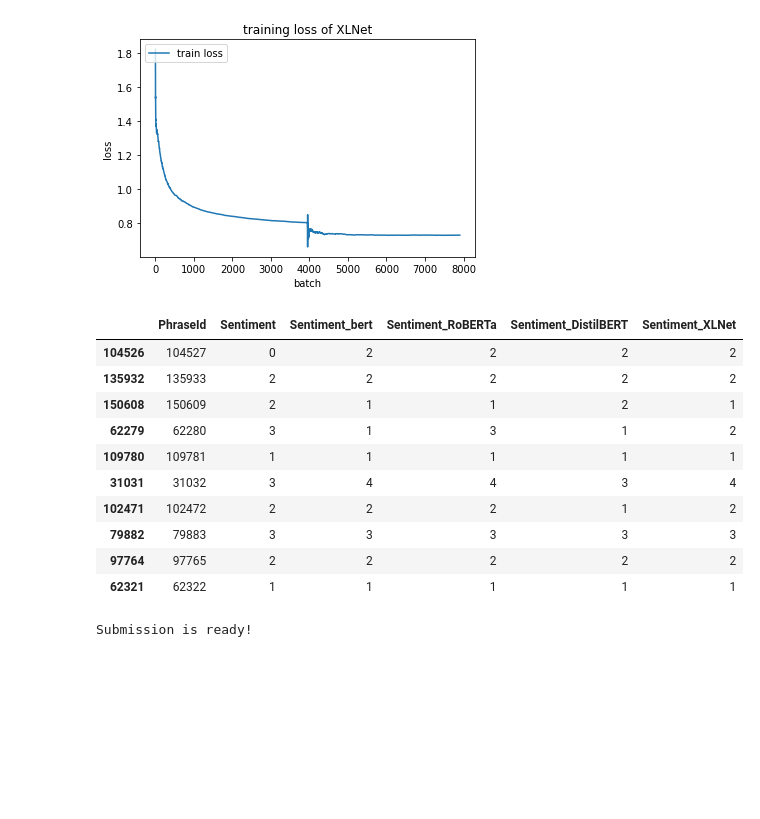
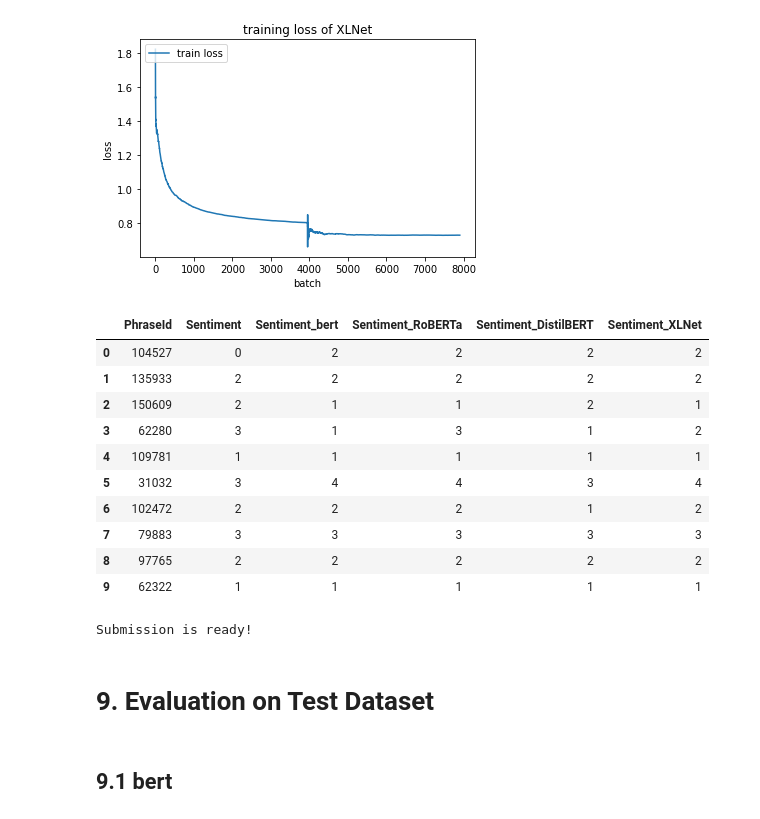
Before and after one commit to wxy12151/AMLSII_21-22_SN21054489, a Jupyter notebook: main.ipynb, the cells around one changed output. Saved outputs shown, nothing was run; the diff lists cells and outputs as text; code cells hidden in the pictures; blank space fills up the shorter version.

Commit message:
evaluation on test dataset

```diff
--- a/main.ipynb
+++ b/main.ipynb
@@ -438,12 +452,19 @@ x_val = tokenizer(
 # Fit the model
 epoch = 2
 batch_size = 32
-model.fit(
+history = model.fit(
     x={'input_ids': x_train['input_ids']},
     y={'Sentiment': y_train},
     validation_data=({'input_ids': x_val['input_ids']},{'Sentiment': y_val}),
-    batch_size = batch_size,
-    epochs = epoch,
-    verbose=1,
-    callbacks= [history])
+    batch_size=32,
+    epochs=20,
+    verbose=1)
+# model.fit(
+#     x={'input_ids': x_train['input_ids']},
+#     y={'Sentiment': y_train},
+#     validation_data=({'input_ids': x_val['input_ids']},{'Sentiment': y_val}),
+#     batch_size = batch_size,
+#     epochs = epoch,
+#     verbose=1,
+#     callbacks= [history])
 # %% [output]
@@ -592,7 +578,7 @@ from transformers import RobertaTokenizer, TFRobertaModel, RobertaConfig
 model_name = 'roberta-base'
 
 # Max length of tokens
-max_length = 40
+max_length = 45
 
 # Load transformers config and set output_hidden_states to False
 config = RobertaConfig.from_pretrained(model_name)
@@ -1125,34 +1083,34 @@ plt.show()
 # %%
 model4.load_weights('./model_trained/XLNet_epoch2_batch32.h5')
 x_test = tokenizer(
           text=df_test['Phrase'].to_list(),
           add_special_tokens=True,
           max_length=max_length,
           truncation=True,
           padding=True,
           return_tensors='tf',
           return_token_type_ids = False,
           return_attention_mask = False,
           verbose = True)
 label_predicted = model4.predict(
     x={'input_ids': x_test['input_ids']},
 )
-# label_predicted['Sentiment']
+np.save('./model_logs/y_score_XLNet.npy', label_predicted['Sentiment'])
 label_pred_max=[np.argmax(i) for i in label_predicted['Sentiment']]
 submission['Sentiment_XLNet'] = label_pred_max
 submission.head(10)
 # %% [output]
 |  | PhraseId | Sentiment | Sentiment_bert | Sentiment_RoBERTa | Sentiment_DistilBERT | Sentiment_XLNet |
-| 104526 | 104527 | 0 | 2 | 2 | 2 | 2 |
-| 135932 | 135933 | 2 | 2 | 2 | 2 | 2 |
-| 150608 | 150609 | 2 | 1 | 1 | 2 | 1 |
-| 62279 | 62280 | 3 | 1 | 3 | 1 | 2 |
-| 109780 | 109781 | 1 | 1 | 1 | 1 | 1 |
-| 31031 | 31032 | 3 | 4 | 4 | 3 | 4 |
-| 102471 | 102472 | 2 | 2 | 2 | 1 | 2 |
-| 79882 | 79883 | 3 | 3 | 3 | 3 | 3 |
-| 97764 | 97765 | 2 | 2 | 2 | 2 | 2 |
-| 62321 | 62322 | 1 | 1 | 1 | 1 | 1 |
+| 0 | 104527 | 0 | 2 | 2 | 2 | 2 |
+| 1 | 135933 | 2 | 2 | 2 | 2 | 2 |
+| 2 | 150609 | 2 | 1 | 1 | 2 | 1 |
+| 3 | 62280 | 3 | 1 | 3 | 1 | 2 |
+| 4 | 109781 | 1 | 1 | 1 | 1 | 1 |
+| 5 | 31032 | 3 | 4 | 4 | 3 | 4 |
+| 6 | 102472 | 2 | 2 | 2 | 1 | 2 |
+| 7 | 79883 | 3 | 3 | 3 | 3 | 3 |
+| 8 | 97765 | 2 | 2 | 2 | 2 | 2 |
+| 9 | 62322 | 1 | 1 | 1 | 1 | 1 |
 # %%
 del model4
 gc.collect()
@@ -1162,3 +1120,5 @@ submission.to_csv("./submission/submission.csv", index=False, header=True)
 print('Submission is ready!')
 # %% [output]
 Submission is ready!
+# %% [markdown]
+# 9. Evaluation on Test Dataset
@@ -1164,0 +1162,2 @@ Submission is ready!
+# %% [markdown]
+## 9.1 bert
```
Also changed, not shown: parts of 51 cells of this notebook, 19 other files.
